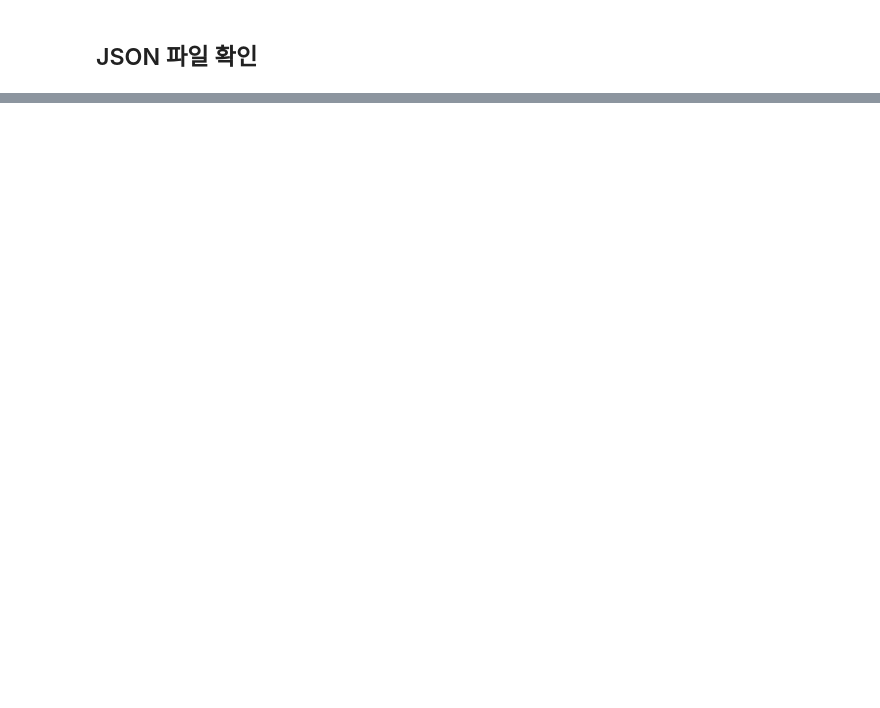
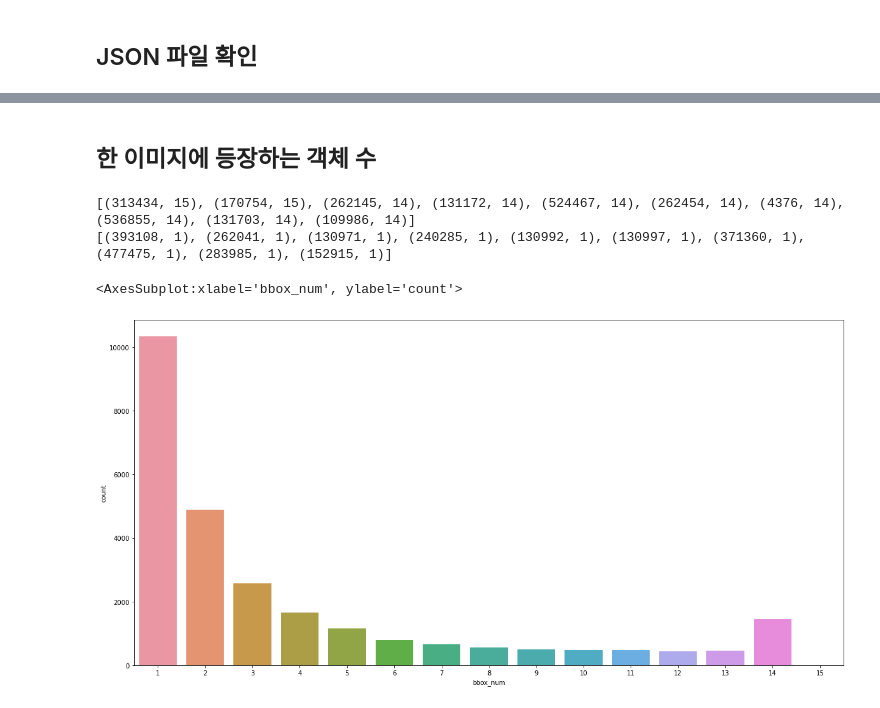
Before and after one commit to potato-farm/alchera-ai-challenge, a Jupyter notebook: EDA.ipynb, the cells around one changed output, grey strips where cells are left out. Drawn from its saved outputs; the diff is of its cells as text; code cells hidden in the pictures; blank space fills up the shorter version.

```diff
--- a/EDA.ipynb
+++ b/EDA.ipynb
@@ -48,0 +71,13 @@ print(
+# %%
+import pandas as pd
+
+datalist = []
+for row in dataset['images']:
+    datalist.append({
+        'image_id' : row['id'],
+        'file_name' : row['file_name'],
+        'height' : row['height'],
+        'width' : row['width'],
+    })
+
+image_df = pd.DataFrame(datalist)
@@ -48,0 +107,11 @@ print(
+# %%
+datalist = []
+for row in dataset['annotations']:
+    datalist.append({
+        'image_id' : row['image_id'],
+        'area' : row['area'],
+        'bbox' : row['bbox'],
+        'maskYN' : 'dp_masks' in row.keys()
+    })
+
+anns_df = pd.DataFrame(datalist)
@@ -48,0 +209,24 @@ print(
+# %% [markdown]
+## 한 이미지에 등장하는 객체 수
+# %%
+from collections import Counter
+
+image_counter = Counter(anns_df['image_id'])
+image_counter = list(image_counter.items()) # list 안에 tuple 인자 형태 (key, value)
+image_counter.sort(key=lambda x: x[1], reverse=True)
+
+print(image_counter[:10])
+print(image_counter[-10:])
+# %% [output]
+[(313434, 15), (170754, 15), (262145, 14), (131172, 14), (524467, 14), (262454, 14), (4376, 14), (536855, 14), (131703, 14), (109986, 14)]
+[(393108, 1), (262041, 1), (130971, 1), (240285, 1), (130992, 1), (130997, 1), (371360, 1), (477475, 1), (283985, 1), (152915, 1)]
+# %%
+import matplotlib.pyplot as plt
+
+plt.rcParams["figure.figsize"] = (20, 10)
+obj_num_in_img = pd.DataFrame(image_counter)
+obj_num_in_img.columns = ['image_id', 'bbox_num']
+sns.countplot(x='bbox_num', data=obj_num_in_img)
+# %% [output]
+<AxesSubplot:xlabel='bbox_num', ylabel='count'>
+[figure, added]
```
Also changed, not shown: parts of 11 cells of this notebook.
